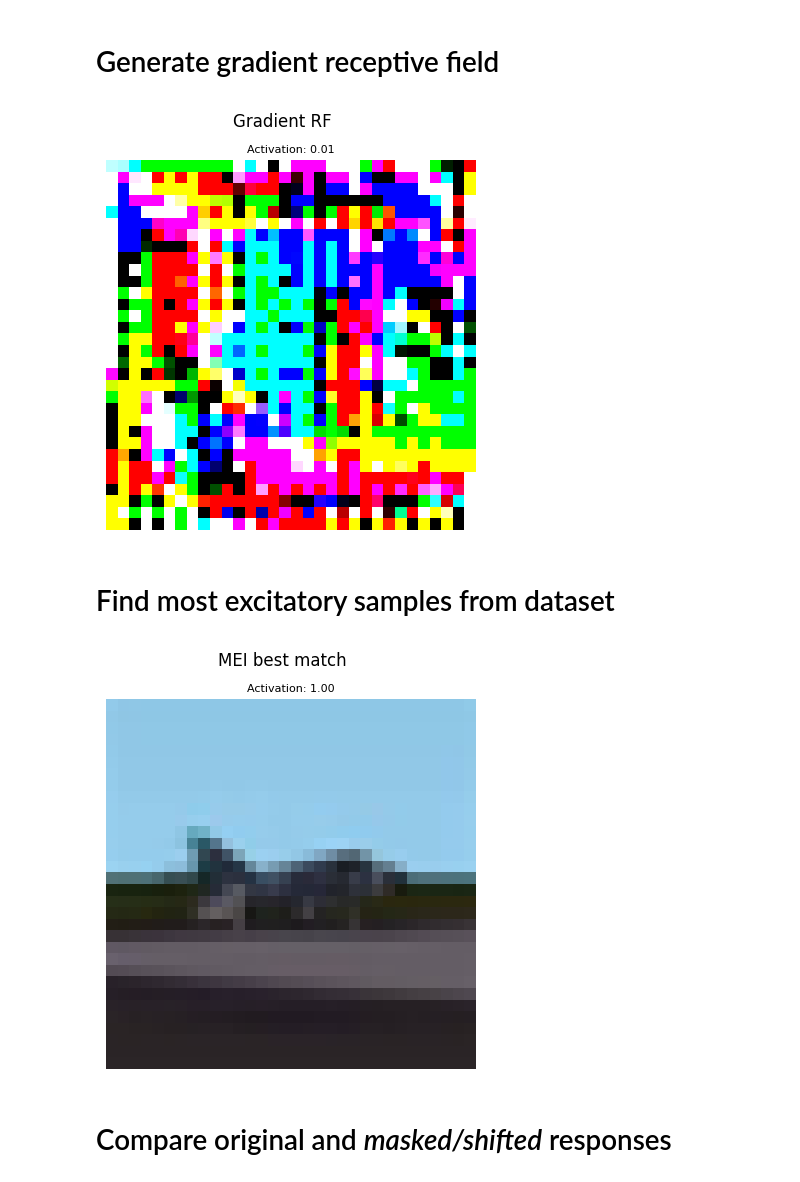
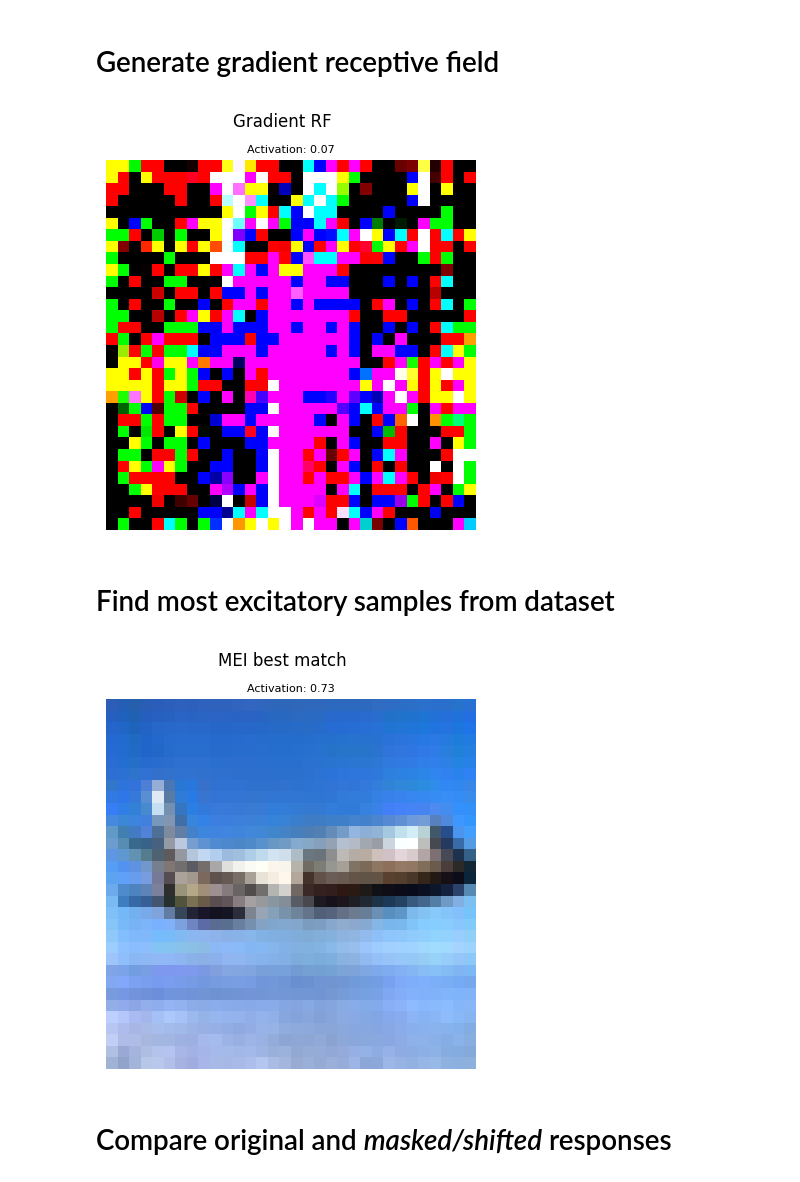
Before and after one commit to lacykaltgr/mei, a Jupyter notebook: examples/example_cifar.ipynb, the cells around one changed output. Drawn from its saved outputs; the diff is of its cells as text; code cells hidden in the pictures.

```diff
--- a/examples/example_cifar.ipynb
+++ b/examples/example_cifar.ipynb
@@ -16,16 +12,16 @@ sys.path.append('..')
 # First build and train your models
 # %%
 model = CIFAR_model
-load = True
+load = False
 
-model1 = model(name="cifar_model1", device=device, load=load)
-model2 = model(name="cifar_model2", device=device, load=load)
+model1 = model(name="cifar_model1", load=load)
+model2 = model(name="cifar_model2", load=load)
 
 if not load:
-    model1.train(epochs=10)
-    model2.train(epochs=10)
-#model1.evaluate()
-#model2.evaluate()
+    model1.train(epochs=5)
+    model2.train(epochs=5)
+model1.eval()
+model2.eval()
 model1.save()
 model2.save()
 # %% [output]
@@ -95,14 +100,14 @@ gradrf = Mei.gradient_rf(0,
                          clip=True)
 show_image(np.transpose(gradrf.image, (1, 2, 0)), text="Gradient RF", activation=gradrf.activation)
 # %% [output]
-[figure, old version]
+[figure, new version]
 # %% [markdown]
 # Find most excitatory samples from dataset
 # %%
-meip_best_match_activation, meip_best_match_image = meip.best_match(model1.train_loader)
+meip_best_match_activation, meip_best_match_image = meip.best_match(model1.train_dataset)
 show_image(np.transpose(meip_best_match_image, (1, 2, 0)), text="MEI best match", activation=meip_best_match_activation)
 # %% [output]
-[figure, old version]
+[figure, new version]
 # %% [markdown]
 # Compare original and *masked/shifted* responses
 # %%
```
Also changed, not shown: parts of 11 cells of this notebook, 10 other files.
